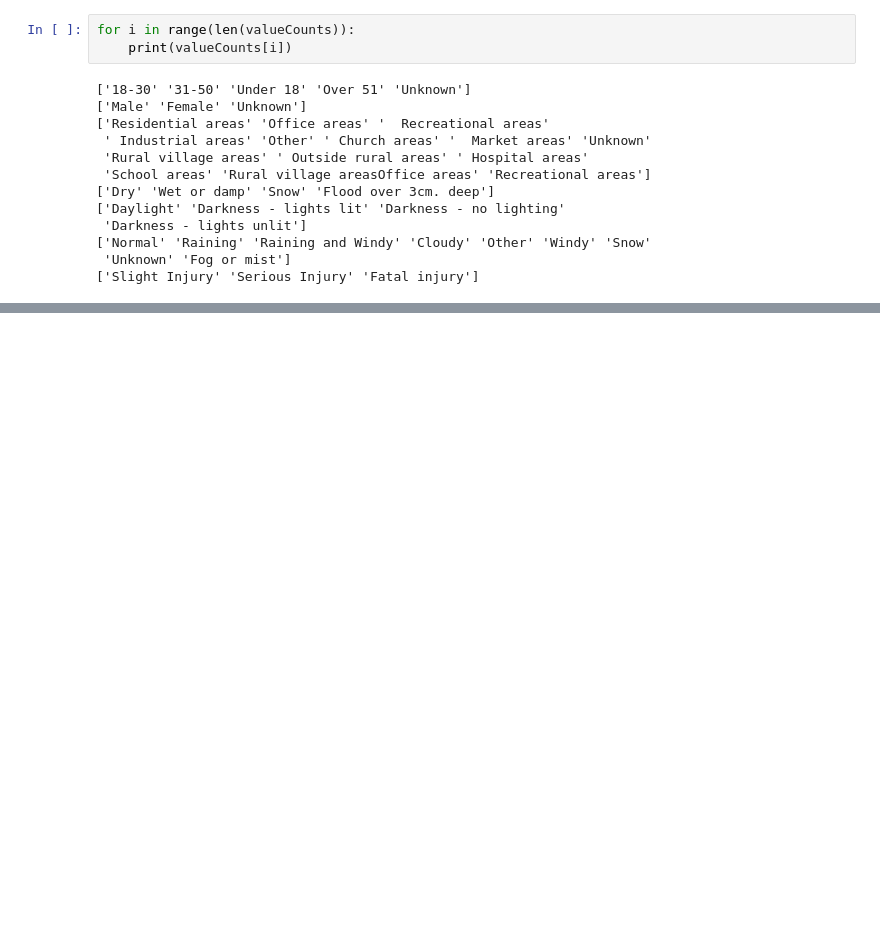
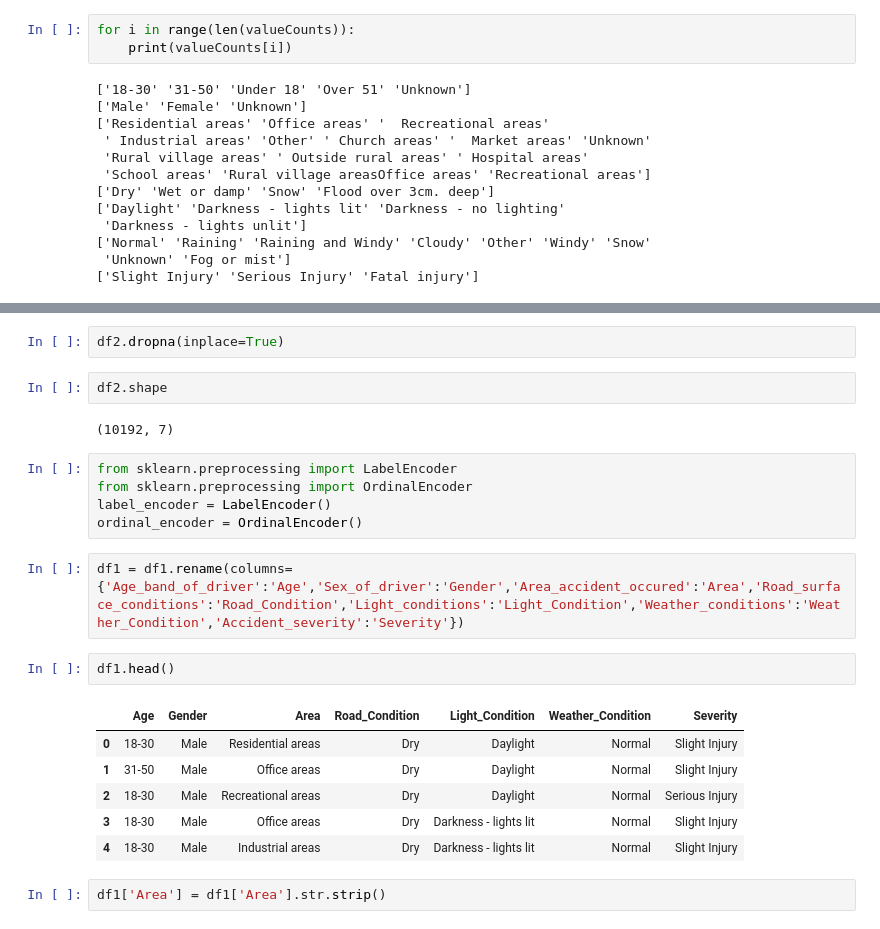
Before and after one commit to aadhil2k4/Age-Based-Risk-Profiles, a Jupyter notebook: Profile.ipynb, the cells around one changed output, grey strips where cells are left out. Drawn from its saved outputs; the diff is of its cells as text; blank space fills up the shorter version.

Commit message:
Preprocessing Done

```diff
--- a/Profile.ipynb
+++ b/Profile.ipynb
@@ -110,0 +137,24 @@ for i in range(len(valueCounts)):
+# %%
+df2.dropna(inplace=True)
+# %%
+df2.shape
+# %% [output]
+(10192, 7)
+# %%
+from sklearn.preprocessing import LabelEncoder
+from sklearn.preprocessing import OrdinalEncoder
+label_encoder = LabelEncoder()
+ordinal_encoder = OrdinalEncoder()
+# %%
+df1 = df1.rename(columns={'Age_band_of_driver':'Age','Sex_of_driver':'Gender','Area_accident_occured':'Area','Road_surface_conditions':'Road_Condition','Light_conditions':'Light_Condition','Weather_conditions':'Weather_Condition','Accident_severity':'Severity'})
+# %%
+df1.head()
+# %% [output]
+|  | Age | Gender | Area | Road_Condition | Light_Condition | Weather_Condition | Severity |
+| 0 | 18-30 | Male | Residential areas | Dry | Daylight | Normal | Slight Injury |
+| 1 | 31-50 | Male | Office areas | Dry | Daylight | Normal | Slight Injury |
+| 2 | 18-30 | Male | Recreational areas | Dry | Daylight | Normal | Serious Injury |
+| 3 | 18-30 | Male | Office areas | Dry | Darkness - lights lit | Normal | Slight Injury |
+| 4 | 18-30 | Male | Industrial areas | Dry | Darkness - lights lit | Normal | Slight Injury |
+# %%
+df1['Area'] = df1['Area'].str.strip()
```
Also changed, not shown: parts of 13 cells of this notebook, 1 other file.
